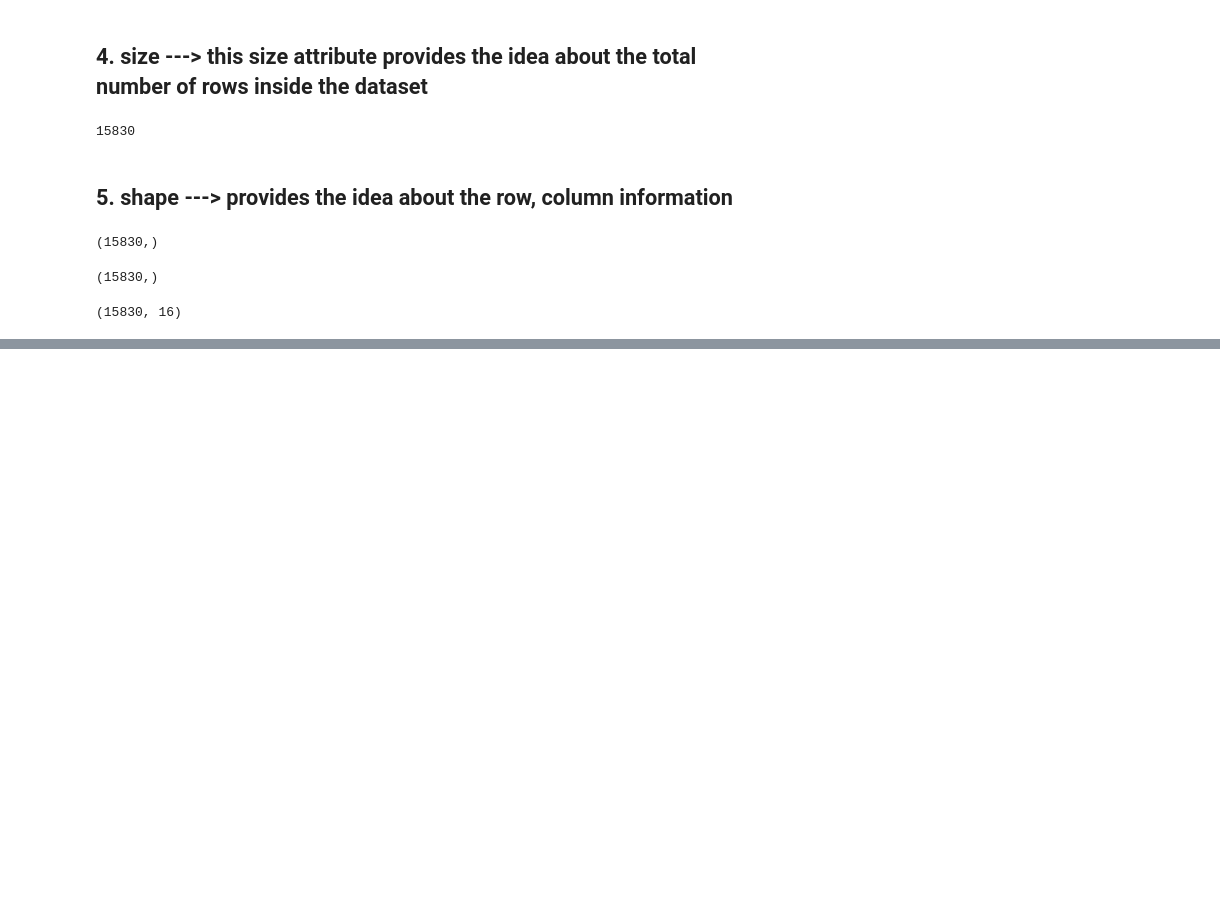
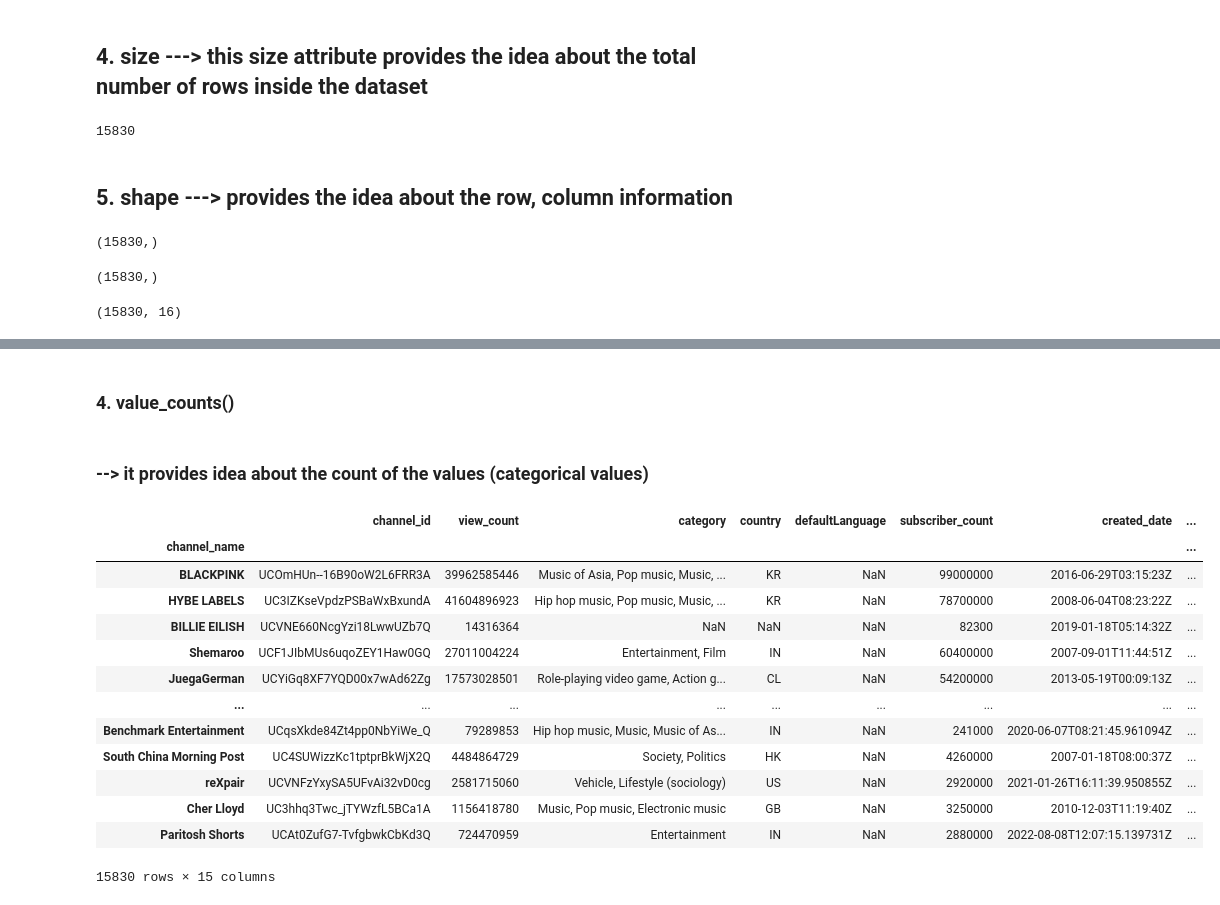
Before and after one commit to saileshchikkam/GEN-Ai, a Jupyter notebook: Machine Learning/Prerequisites/Numpy/Pandas/Series.ipynb, the cells around one changed output, grey strips where cells are left out. Saved outputs shown, nothing was run; the diff lists cells and outputs as text; code cells hidden in the pictures; blank space fills up the shorter version.

```diff
--- a/Machine Learning/Prerequisites/Numpy/Pandas/Series.ipynb
+++ b/Machine Learning/Prerequisites/Numpy/Pandas/Series.ipynb
@@ -329,0 +438,23 @@ data2.shape
+# %% [markdown]
+### 4. value_counts()
+# %% [markdown]
+### --> it provides idea about the count of the values (categorical values)
+# %%
+data = pd.read_csv('youtube_channel_info_v2.csv',index_col = 'channel_name').squeeze('columns')
+# %%
+data
+# %% [output]
+|  | channel_id | view_count | category | country | defaultLanguage | subscriber_count | created_date | ... |
+| channel_name |  |  |  |  |  |  |  | ... |
+| BLACKPINK | UCOmHUn--16B90oW2L6FRR3A | 39962585446 | Music of Asia, Pop music, Music, ... | KR | NaN | 99000000 | 2016-06-29T03:15:23Z | ... |
+| HYBE LABELS | UC3IZKseVpdzPSBaWxBxundA | 41604896923 | Hip hop music, Pop music, Music, ... | KR | NaN | 78700000 | 2008-06-04T08:23:22Z | ... |
+| BILLIE EILISH | UCVNE660NcgYzi18LwwUZb7Q | 14316364 | NaN | NaN | NaN | 82300 | 2019-01-18T05:14:32Z | ... |
+| Shemaroo | UCF1JIbMUs6uqoZEY1Haw0GQ | 27011004224 | Entertainment, Film | IN | NaN | 60400000 | 2007-09-01T11:44:51Z | ... |
+| JuegaGerman | UCYiGq8XF7YQD00x7wAd62Zg | 17573028501 | Role-playing video game, Action g... | CL | NaN | 54200000 | 2013-05-19T00:09:13Z | ... |
+| ... | ... | ... | ... | ... | ... | ... | ... | ... |
+| Benchmark Entertainment | UCqsXkde84Zt4pp0NbYiWe_Q | 79289853 | Hip hop music, Music, Music of As... | IN | NaN | 241000 | 2020-06-07T08:21:45.961094Z | ... |
+| South China Morning Post | UC4SUWizzKc1tptprBkWjX2Q | 4484864729 | Society, Politics | HK | NaN | 4260000 | 2007-01-18T08:00:37Z | ... |
+| reXpair | UCVNFzYxySA5UFvAi32vD0cg | 2581715060 | Vehicle, Lifestyle (sociology) | US | NaN | 2920000 | 2021-01-26T16:11:39.950855Z | ... |
+| Cher Lloyd | UC3hhq3Twc_jTYWzfL5BCa1A | 1156418780 | Music, Pop music, Electronic music | GB | NaN | 3250000 | 2010-12-03T11:19:40Z | ... |
+| Paritosh Shorts | UCAt0ZufG7-TvfgbwkCbKd3Q | 724470959 | Entertainment | IN | NaN | 2880000 | 2022-08-08T12:07:15.139731Z | ... |
+15830 rows × 15 columns
```
Also changed, not shown: parts of 45 cells of this notebook.
